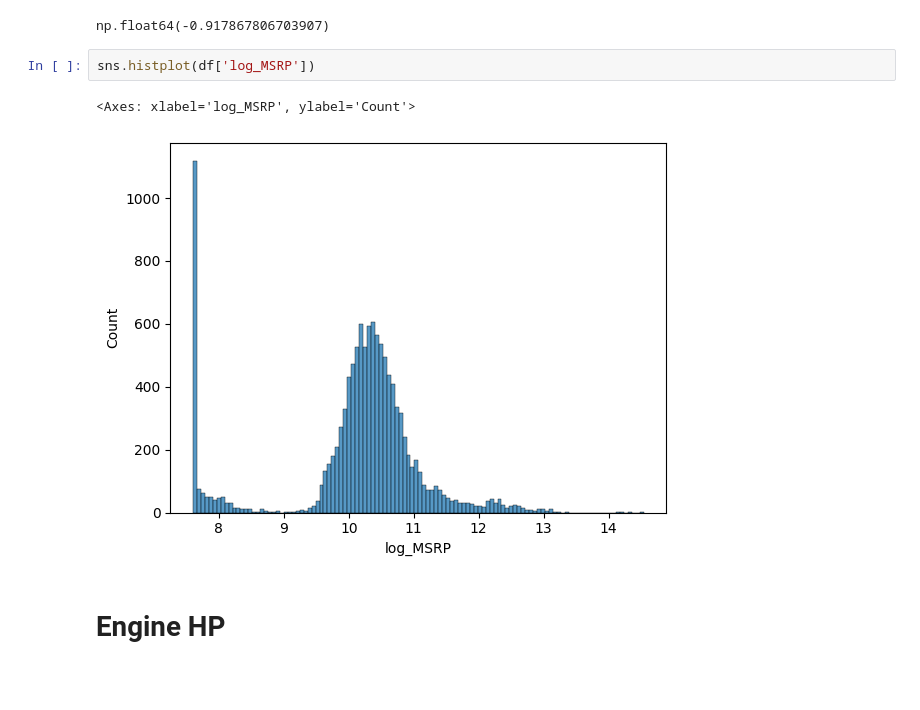
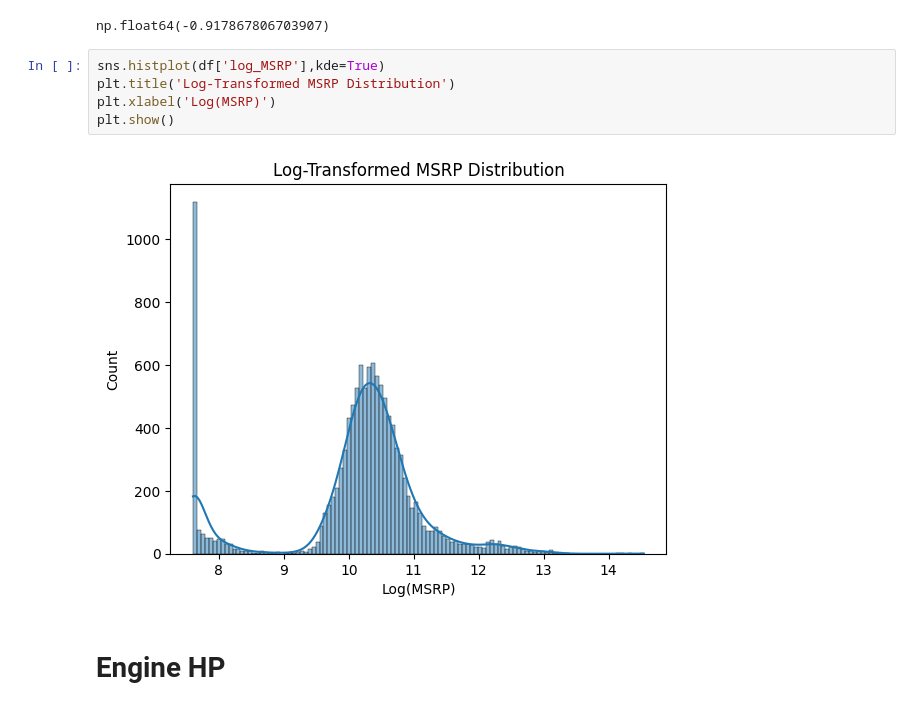
Before and after one commit to PremKarhale/CarRecommendationSystem, a Jupyter notebook: model_training/car_recommendation.ipynb, the cells around one changed output. Cells and saved outputs as stored; diff of their text form; blank space fills up the shorter version.

```diff
--- a/model_training/car_recommendation.ipynb
+++ b/model_training/car_recommendation.ipynb
@@ -175,10 +175,12 @@ df['log_MSRP'].skew() # normally distributed
 # %% [output]
 np.float64(-0.917867806703907)
 # %%
-sns.histplot(df['log_MSRP'])
+sns.histplot(df['log_MSRP'],kde=True)
+plt.title('Log-Transformed MSRP Distribution')
+plt.xlabel('Log(MSRP)')
+plt.show()
 # %% [output]
-<Axes: xlabel='log_MSRP', ylabel='Count'>
-[figure, old version]
+[figure, new version]
 # %% [markdown]
 # Engine HP
 # %%
```
Also changed, not shown: parts of 17 cells of this notebook.
